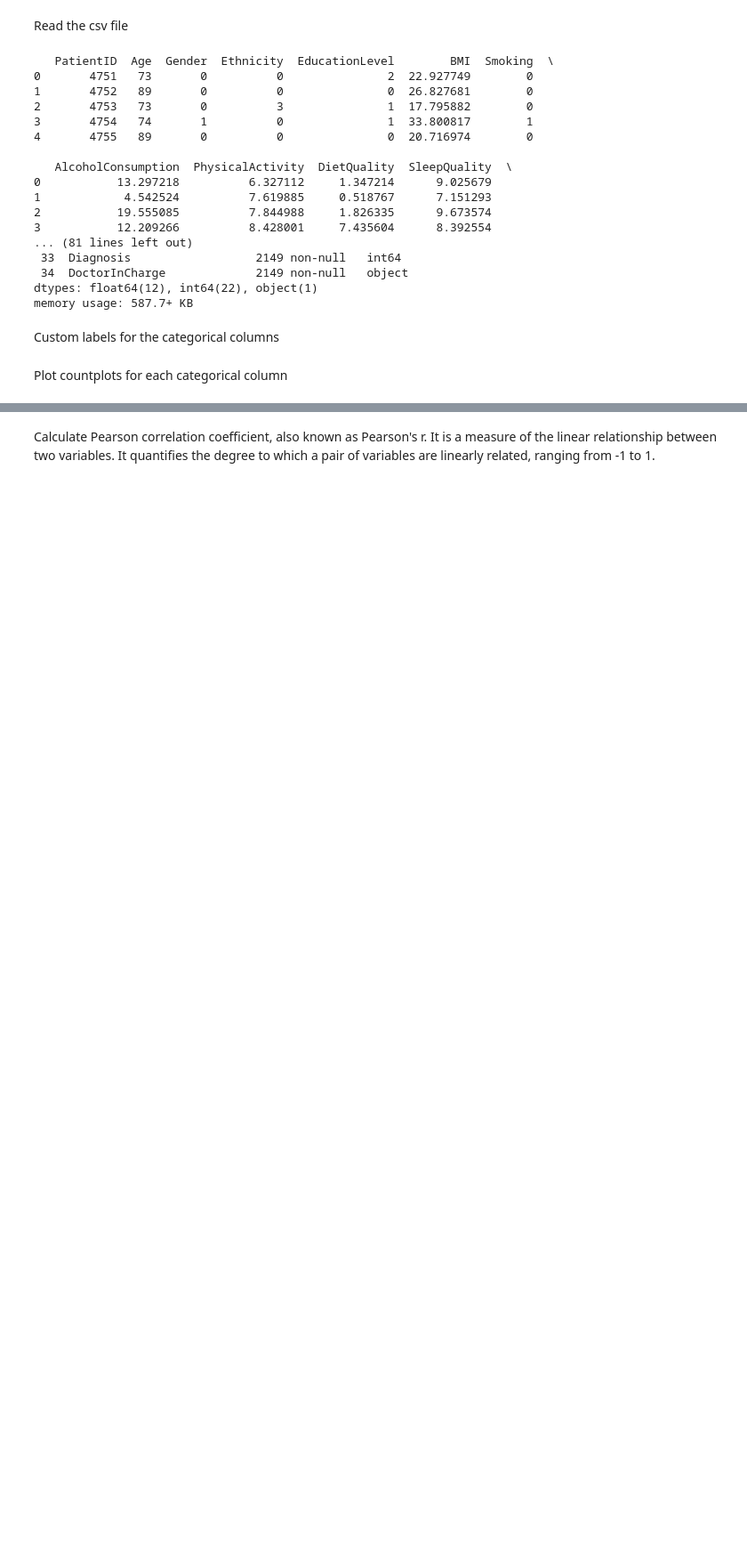
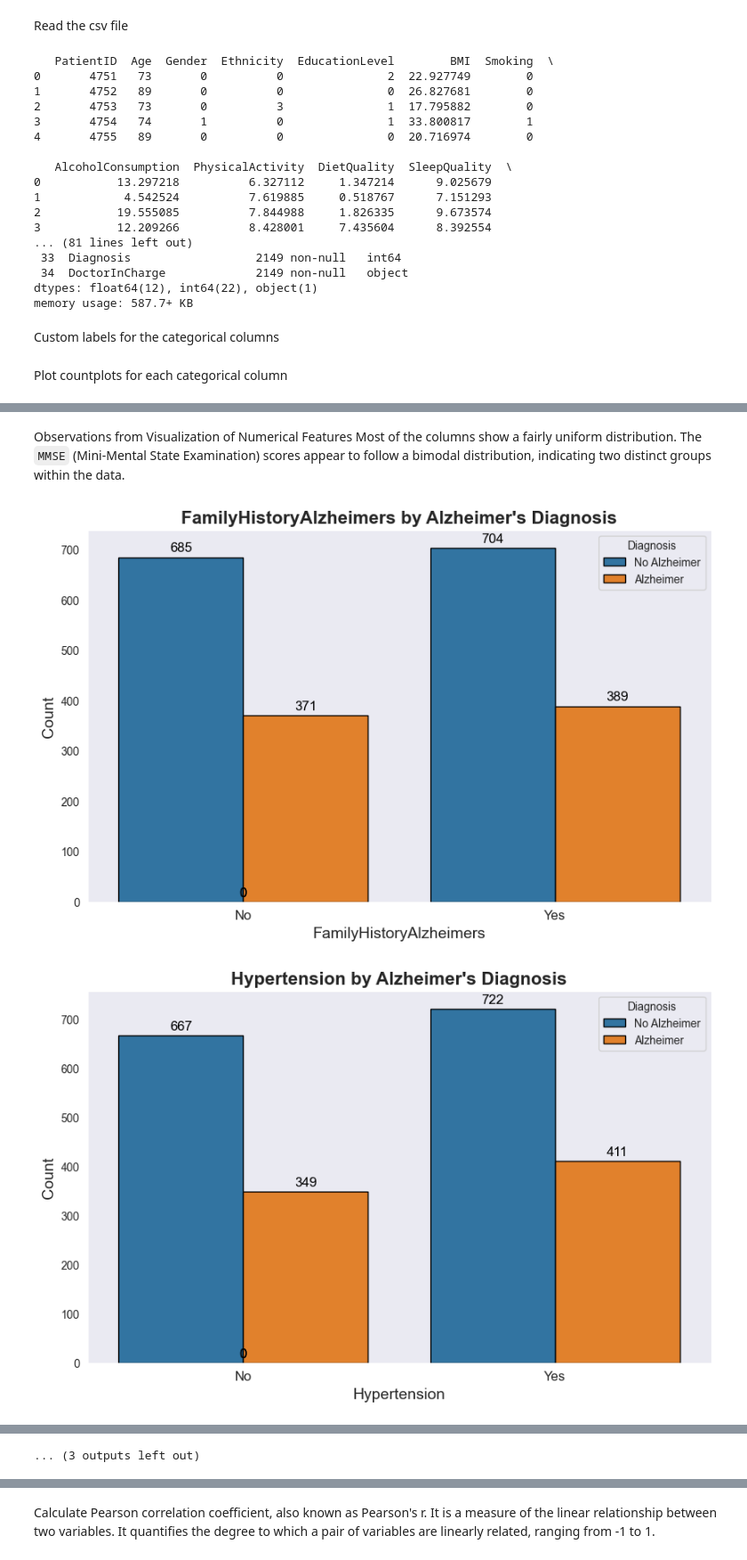
Before and after one commit to JaneSul/ACIT4510_alzheimers, a Jupyter notebook: Untitled.ipynb, the cells around one changed output, grey strips where cells are left out. Shown at 89% size. Cells and saved outputs as stored; diff of their text form; code cells hidden in the pictures; blank space fills up the shorter version.

```diff
--- a/Untitled.ipynb
+++ b/Untitled.ipynb
@@ -135,0 +254,43 @@ plt.show()
+# %% [markdown]
+Observations from Visualization of Numerical Features
+Most of the columns show a fairly uniform distribution.
+The `MMSE` (Mini-Mental State Examination) scores appear to follow a bimodal distribution, indicating two distinct groups within the data.
+# %%
+# List of binary risk factor variables
+# Attempting to create the count plots for each binary variable as per user's specified style and colors
+
+binary_vars = ['FamilyHistoryAlzheimers', 'Hypertension', 'Diabetes', 'Smoking', 'Depression','CardiovascularDisease', 'Hypertension','HeadInjury','MemoryComplaints', 'BehavioralProblems' , 'Confusion' ,'Disorientation', 'PersonalityChanges', 'DifficultyCompletingTasks', 'Forgetfulness']
+
+# Loop to generate count plots for each binary variable
+for var in binary_vars:
+    plt.figure(figsize=(10, 6))  # Set the size of the figure
+    ax = sns.countplot(x=var, hue='Diagnosis', data=df, palette=["#1f77b4", "#ff7f0e"], edgecolor='black')
+
+    # Set title and labels
+    plt.title(f'{var} by Alzheimer\'s Diagnosis', fontsize=16, fontweight='bold')
+    plt.xlabel(var, fontsize=14)
+    plt.ylabel('Count', fontsize=14)
+
+    # Set custom x-axis labels assuming 0 is 'No' and 1 is 'Yes'
+    plt.xticks([0, 1], ['No', 'Yes'], fontsize=12)
+
+    # Add a legend with custom labels
+    handles, labels = plt.gca().get_legend_handles_labels()
+    plt.legend(handles, ['No Alzheimer', 'Alzheimer'], title='Diagnosis')
+
+    # Add count numbers on top of bars
+    for p in ax.patches:
+        height = p.get_height()
+        ax.annotate(f'{int(height)}',
+                    (p.get_x() + p.get_width() / 2., height),
+                    ha='center', va='baseline', fontsize=12, color='black', xytext=(0, 5),
+                    textcoords='offset points')
+
+    # Remove grid lines for cleaner appearance
+    plt.grid(False)
+
+    # Display the plot
+    plt.show()
+# %% [output]
+[figure, added]
+[figure, added]
@@ -135,0 +307 @@ plt.show()
+... (3 outputs left out)
```
Also changed, not shown: parts of 28 cells of this notebook, 1 other file.
